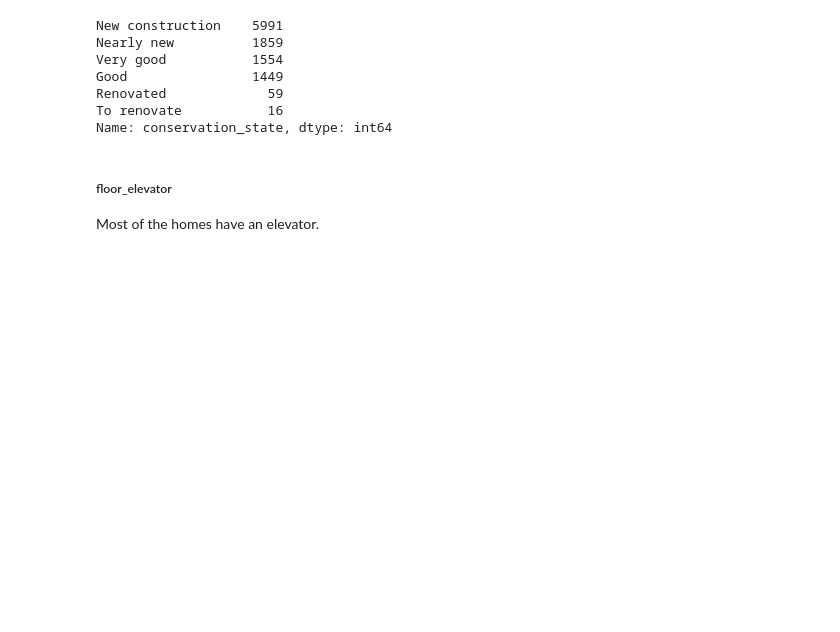
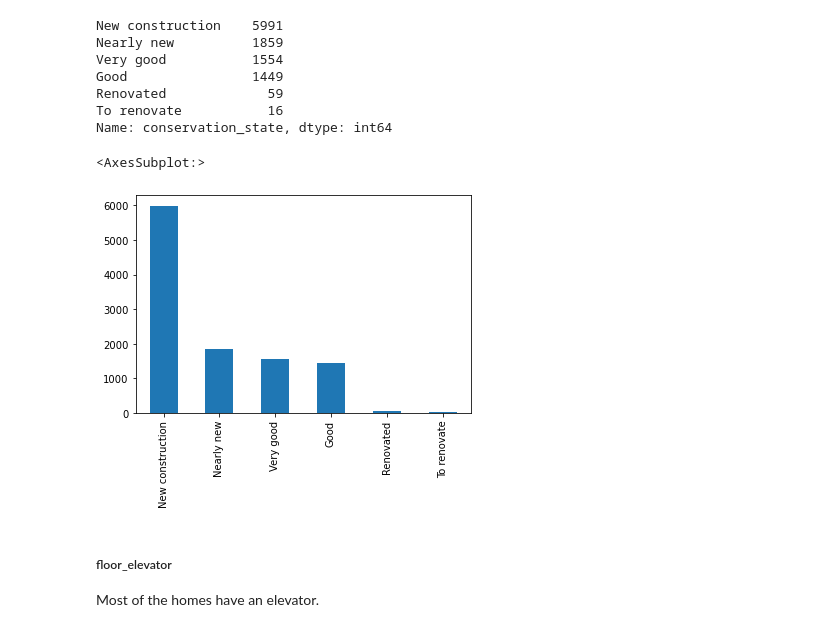
Before and after one commit to jordi-cluet/ADSDB-EtE-Project, a Jupyter notebook: format_housing.ipynb, the cells around one changed output. Drawn from its saved outputs; the diff is of its cells as text; code cells hidden in the pictures; blank space fills up the shorter version.

```diff
--- a/format_housing.ipynb
+++ b/format_housing.ipynb
@@ -167,6 +172,11 @@ Good                1449
 Renovated             59
 To renovate           16
 Name: conservation_state, dtype: int64
+# %%
+df['conservation_state'].value_counts().plot(kind='bar')
+# %% [output]
+<AxesSubplot:>
+[figure, added]
 # %% [markdown]
 ##### floor_elevator
 Most of the homes have an elevator.
```
Also changed, not shown: parts of 7 cells of this notebook.
